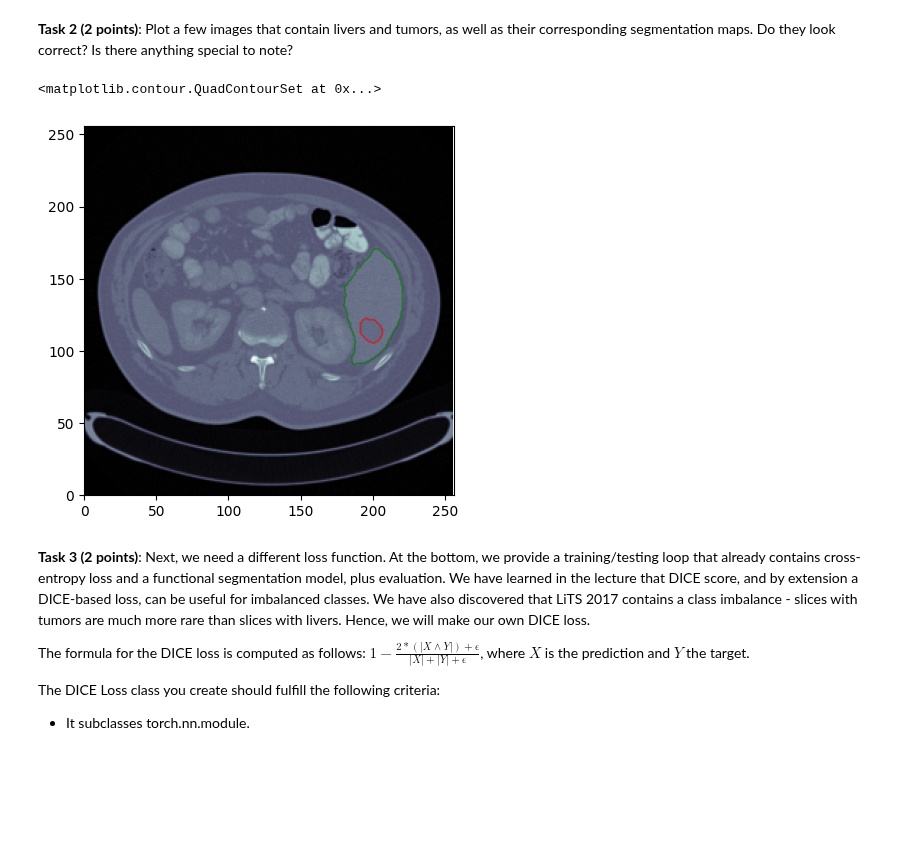
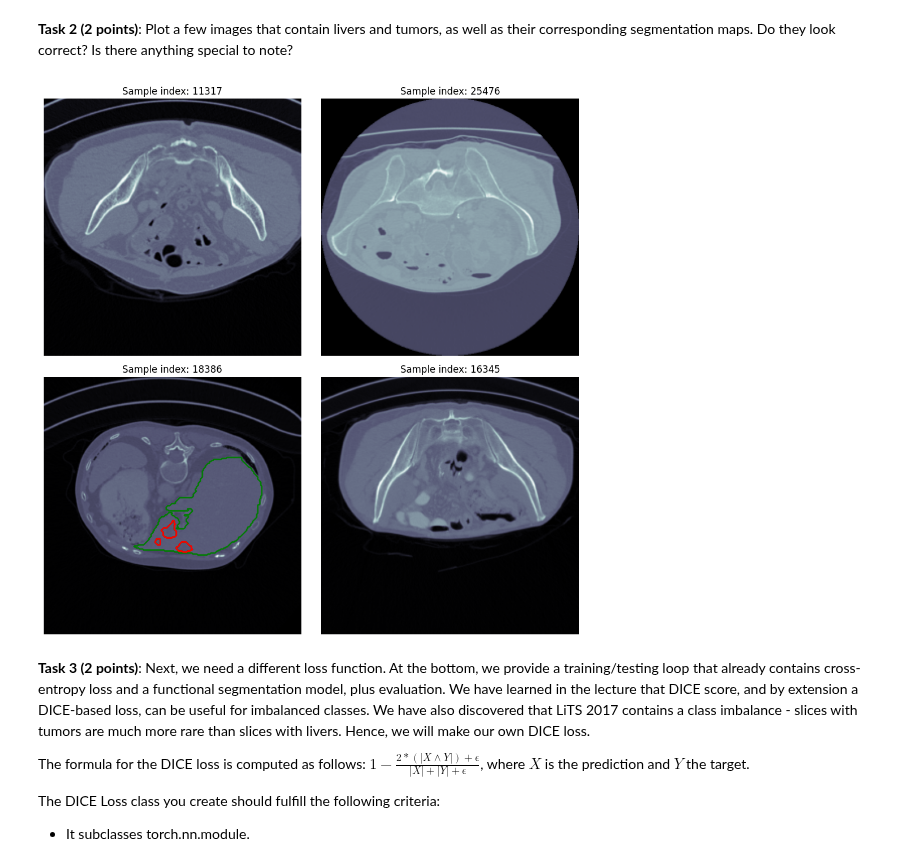
Before and after one commit to dustindobry/AIMA, a Jupyter notebook: week_07_generative_ai.ipynb, the cells around one changed output. Saved outputs shown, nothing was run; the diff lists cells and outputs as text; code cells hidden in the pictures; blank space fills up the shorter version.

```diff
--- a/week_07_generative_ai.ipynb
+++ b/week_07_generative_ai.ipynb
@@ -113,48 +127,43 @@ test_dataloader = DataLoader(
 # %% [markdown]
 **Task 2 (2 points)**: Plot a few images that contain livers and tumors, as well as their corresponding segmentation maps. Do they look correct? Is there anything special to note?
 # %%
-import PIL
 import matplotlib.pyplot as plt
 import numpy as np
-import torch, torchvision
+import random
 
-# Let us first load the image
-with PIL.Image.open("./Clean_LiTS/train/volume-10_337.png") as f:
+def visualize_random_samples(dataset, n=4):
+    indices = random.sample(range(len(dataset)), n)
 
-    # This time, we convert the image to grayscale immediately.
-    # It always was already grayscale in a sense, but had 3 channels - RGB.
-    f = f.convert("L")
-    # Now it has 1.
+    fig, axs = plt.subplots(2, 2, figsize=(10, 10))
+    axs = axs.flatten()
 
-    # We again grab the array from the image.
-    img_array = np.array(f, dtype = np.uint8)
+    for ax, idx in zip(axs, indices):
+        # load one sample
+        image, c_targets, _ = dataset[idx]
 
-# This time, we also load the segmentation of the liver and potential tumors.
-# Think of it as a map of where in the image something - e.g. the liver or a
-# tumor - can be found:
-with PIL.Image.open("./Clean_LiTS/train/segmentation-10_livermask_337.png") as f:
-    f = f.convert("L")
-    liver = np.array(f, dtype = np.uint8)
-with PIL.Image.open("./Clean_LiTS/train/segmentation-10_lesionmask_337.png") as f:
-    f = f.convert("L")
-    tumors = np.array(f, dtype = np.uint8)
+        # convert tensors to numpy for plotting
+        img = image.squeeze().numpy()
+        liver = (c_targets.numpy() == 1).astype(np.uint8)
+        tumor = (c_targets.numpy() == 2).astype(np.uint8)
 
-# We make what is called a meshgrid - they are a tool designed for exactly the
-# kind of plot that we are making right now. A meshgrid is essentially every
-# combination of x and y coordinates in our image.
-X, Y = np.meshgrid(np.arange(256), np.arange(256))
-plt.figure()
-# We show the image again, but since we only have one channel now,
-# we get to use colormaps, which look a lot nicer than regular grayscale images.
-plt.imshow(img_array, cmap = "bone")
-plt.xlim((0, 256))
-plt.ylim((0, 256))
-# We can draw the 'truth' into our image with the help of the countour function
-plt.contour(X, Y, liver, colors = "g", alpha = 0.25, linewidths = 0.5)
-plt.contour(X, Y, tumors, colors = "r", alpha = 0.25, linewidths = 0.5)
+        # create meshgrid for contour plotting
+        H, W = img.shape
+        X, Y = np.meshgrid(np.arange(W), np.arange(H))
+
+        # display image
+        ax.imshow(img, cmap="bone")
+        ax.contour(X, Y, liver, colors="g", alpha=0.5, linewidths=1)   # liver in green
+        ax.contour(X, Y, tumor, colors="r", alpha=0.7, linewidths=1)   # tumor in red
+        ax.set_title(f"Sample index: {idx}")
+        ax.axis("off")
+
+    plt.tight_layout()
+    plt.show()
+
+# call the function
+visualize_random_samples(train_dataset, n=4)
 # %% [output]
-<matplotlib.contour.QuadContourSet at 0x...>
-[figure, old version]
+[figure, new version]
 # %% [markdown]
 **Task 3 (2 points)**: Next, we need a different loss function. At the bottom, we provide a training/testing loop that already contains cross-entropy loss and a functional segmentation model, plus evaluation. We have learned in the lecture that DICE score, and by extension a DICE-based loss, can be useful for imbalanced classes. We have also discovered that LiTS 2017 contains a class imbalance - slices with tumors are much more rare than slices with livers. Hence, we will make our own DICE loss.
 
```
Also changed, not shown: parts of 2 cells of this notebook.
